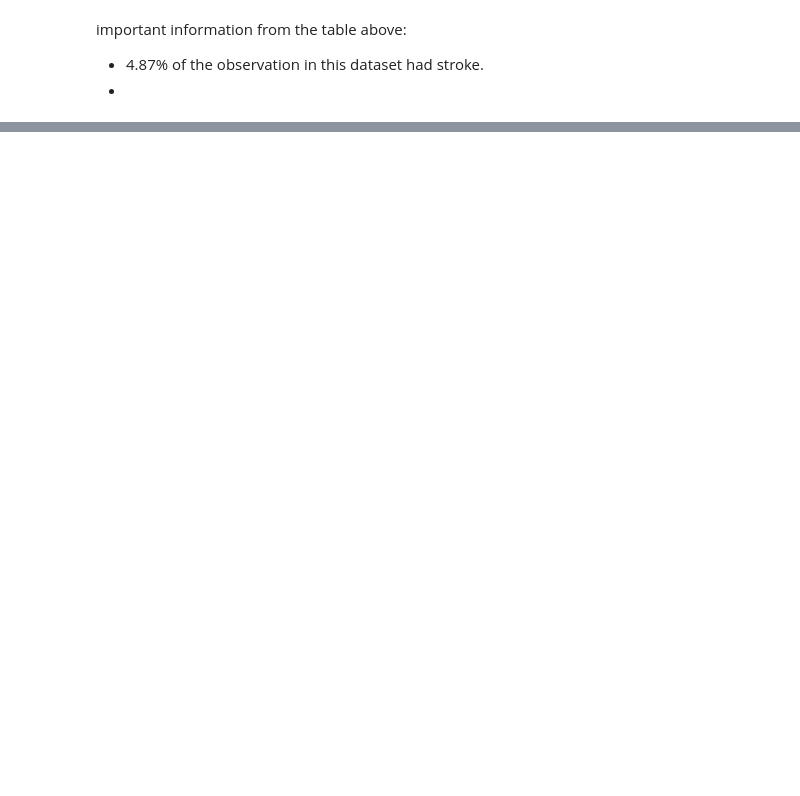
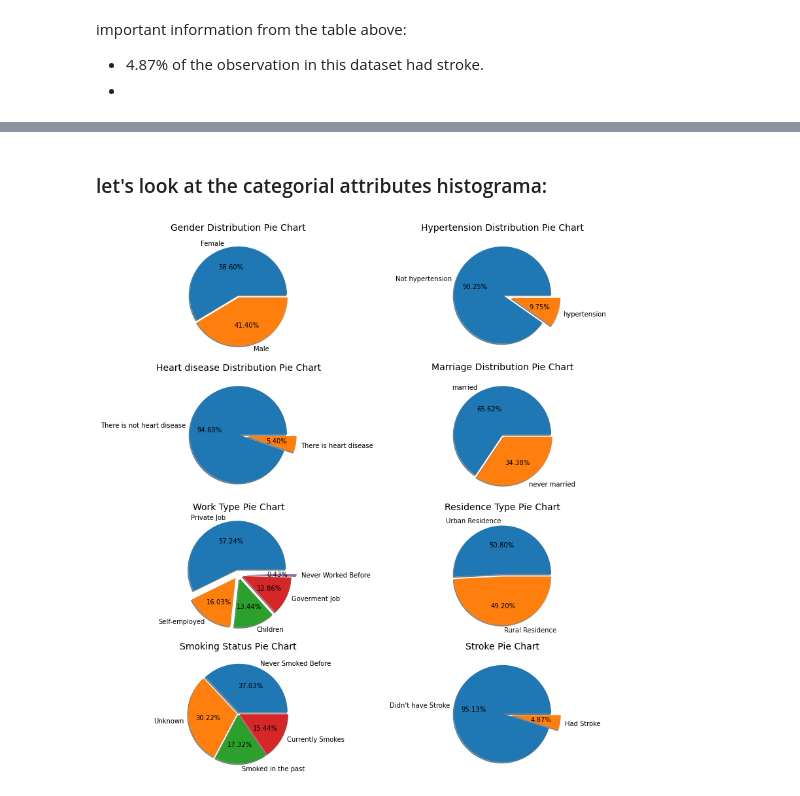
Before and after one commit to idankam/DataScienceCourseProject, a Jupyter notebook: Classification Notebook.ipynb, the cells around one changed output, grey strips where cells are left out. Saved outputs shown, nothing was run; the diff lists cells and outputs as text; code cells hidden in the pictures; blank space fills up the shorter version.

```diff
--- a/Classification Notebook.ipynb
+++ b/Classification Notebook.ipynb
@@ -122,0 +137,50 @@ important information from the table above:
+# %% [markdown]
+### let's look at the categorial attributes histograma:
+# %%
+fig, ax = plt.subplots(4,2, figsize = (12,12))
+((ax1, ax2), (ax3, ax4), (ax5, ax6), (ax7, ax8)) = ax
+
+labels = df['gender'].value_counts().index.tolist()[:2]
+values = df['gender'].value_counts().tolist()[:2]
+ax1.pie(x=values, labels=labels, autopct="%1.2f%%", shadow=True, explode=[0, 0.05])
+ax1.set_title("Gender Distribution Pie Chart", fontdict={'fontsize': 14})
+
+labels = ["Not hypertension", "hypertension"]
+values = df['hypertension'].value_counts().tolist()
+ax2.pie(x=values, labels=labels, autopct="%1.2f%%", shadow=True, explode=[0, 0.2])
+ax2.set_title("Hypertension Distribution Pie Chart", fontdict={'fontsize': 14})
+
+labels = ["There is not heart disease", "There is heart disease"]
+values = df['heart_disease'].value_counts().tolist()
+ax3.pie(x=values, labels=labels, autopct="%1.2f%%", shadow=True, explode=[0, 0.2])
+ax3.set_title("Heart disease Distribution Pie Chart", fontdict={'fontsize': 14})
+
+labels = ["married", "never married"]
+values = df['ever_married'].value_counts().tolist()
+ax4.pie(x=values, labels=labels, autopct="%1.2f%%", shadow=True, explode=[0, 0.05])
+ax4.set_title("Marriage Distribution Pie Chart", fontdict={'fontsize': 14})
+
+labels = ["Private Job", "Self-employed", "Children", "Goverment Job", "Never Worked Before"]
+values = df['work_type'].value_counts().tolist()
+ax5.pie(x=values, labels=labels, autopct="%1.2f%%", shadow=True, explode=[0.1, 0.1, 0.1, 0.1, 0.2])
+ax5.set_title("Work Type Pie Chart", fontdict={'fontsize': 14})
+
+labels = ["Urban Residence", "Rural Residence"]
+values = df['Residence_type'].value_counts().tolist()
+ax6.pie(x=values, labels=labels, autopct="%1.2f%%", shadow=True, explode=[0, 0.05])
+ax6.set_title("Residence Type Pie Chart", fontdict={'fontsize': 14})
+
+labels = ["Never Smoked Before", "Unknown", "Smoked in the past", "Currently Smokes"]
+values = df['smoking_status'].value_counts().tolist()
+ax7.pie(x=values, labels=labels, autopct="%1.2f%%", shadow=True, explode=[0.03, 0.03, 0.03, 0.03])
+ax7.set_title("Smoking Status Pie Chart", fontdict={'fontsize': 14})
+
+labels = ["Didn't have Stroke", "Had Stroke"]
+values = df['stroke'].value_counts().tolist()
+ax8.pie(x=values, labels=labels, autopct="%1.2f%%", shadow=True, explode=[0, 0.2])
+ax8.set_title("Stroke Pie Chart", fontdict={'fontsize': 14})
+
+plt.tight_layout()
+plt.show()
+# %% [output]
+[figure, added]
```
Also changed, not shown: parts of 13 cells of this notebook.
